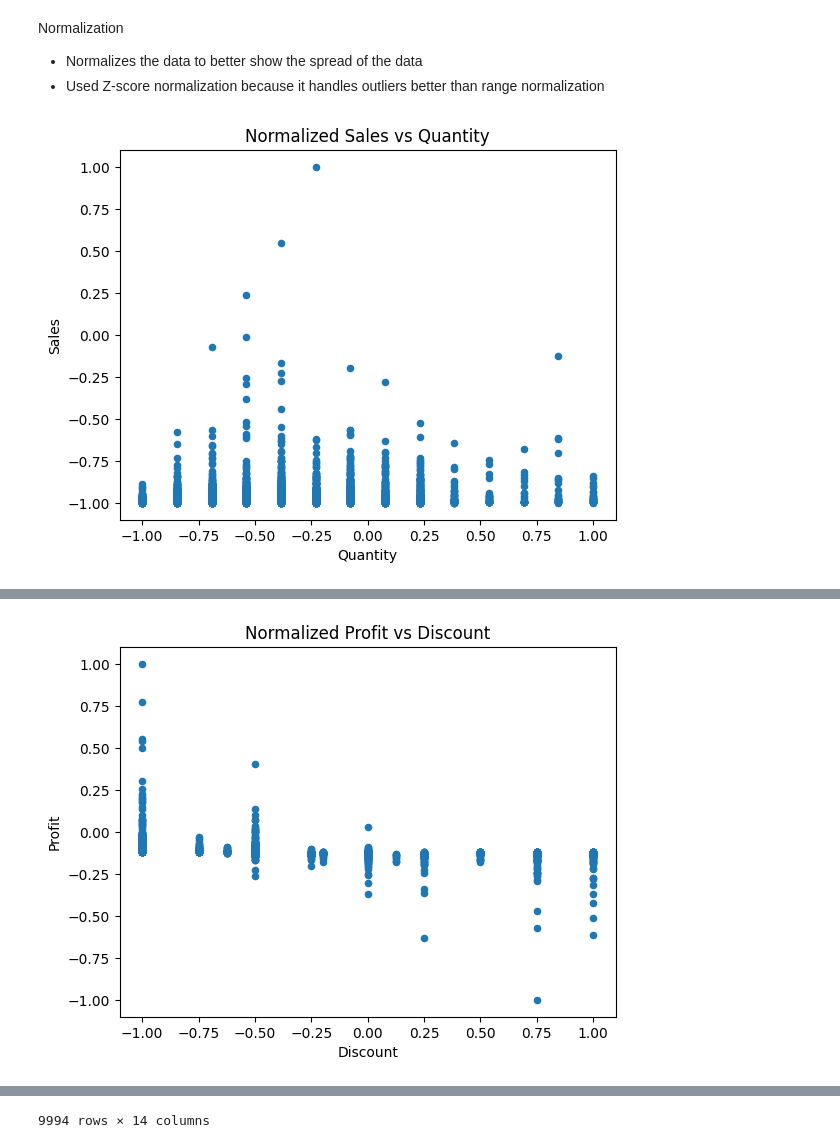
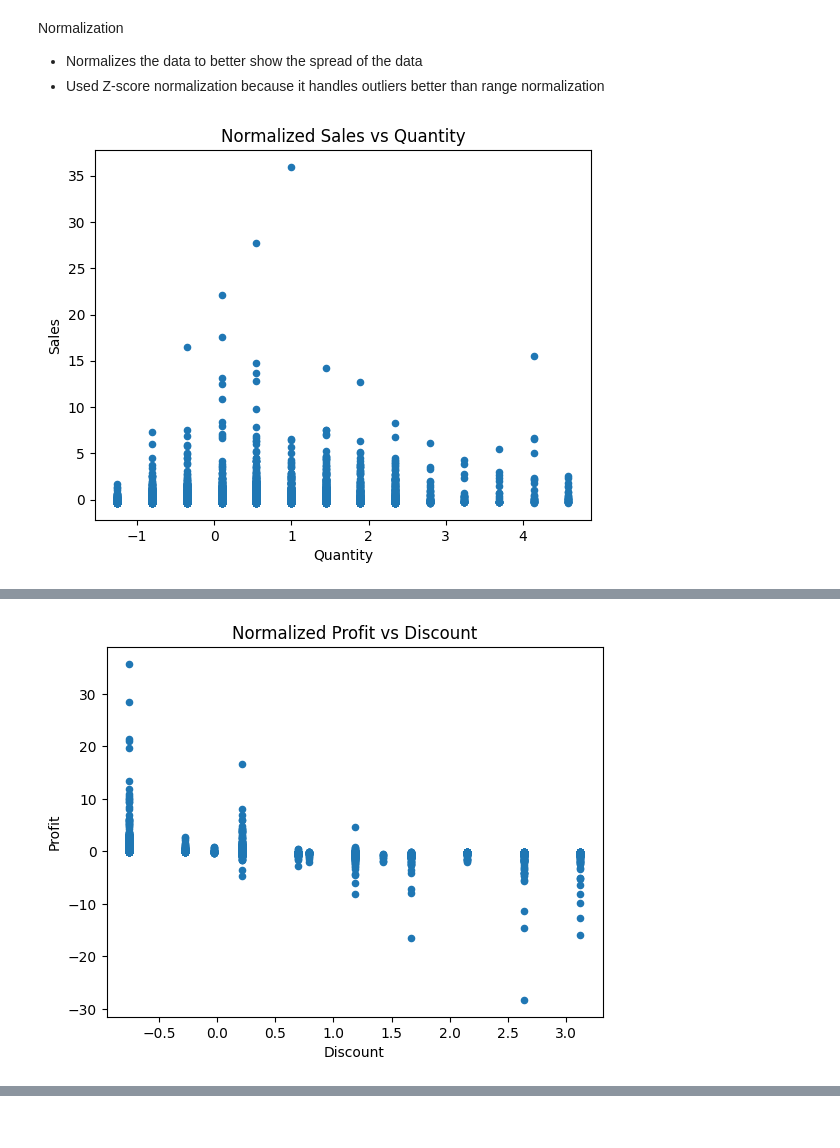
Before and after one commit to AmandeepSBassi/DataScienceProject, a Jupyter notebook: Project.Preprocessing.ipynb, the cells around one changed output, grey strips where cells are left out. Saved outputs shown, nothing was run; the diff lists cells and outputs as text; code cells hidden in the pictures.

```diff
--- a/Project.Preprocessing.ipynb
+++ b/Project.Preprocessing.ipynb
@@ -311,33 +381,32 @@ Normalization
 - Normalizes the data to better show the spread of the data
 - Used Z-score normalization because it handles outliers better than range normalization
 # %%
-#range Normalization
+#Z-score Normalization
 def normal(x):
-    min = x.min()
-    max = x.max()
-    x = x.map(lambda x : ((x-min)/(max-min))*(2)-1)
+    mean = x.mean()
+    std = x.std()
+    x = x.map(lambda x : (x-mean)/std)
     return x
 df['Quantity'] = normal(df['Quantity'])
 df['Sales'] = normal(df['Sales'])
 df['Discount'] = normal(df['Discount'])
 df['Profit'] = normal(df['Profit'])
-#displaying range normalized Continuous data.
+#displaying Z-score normalized Continuous data.
 #Sales vs Quantity
 SQ = df.plot.scatter(x='Quantity',y='Sales').set_title('Normalized Sales vs Quantity')
 plt.show()
 print("Correlation between sales and quantity: "+str(df['Quantity'].corr(df['Sales'])))
 #Profit vs Discount
 PD = df.plot.scatter(x='Discount',y='Profit').set_title('Normalized Profit vs Discount')
 plt.show()
 print("Correlation between profit and discount: "+str(df['Discount'].corr(df['Profit'])))
 #Profit vs Sales
 PS = df.plot.scatter(x='Sales',y='Profit').set_title('Normalized Profit vs Sales')
 plt.show()
 print("Correlation between profit and sales: "+str(df['Sales'].corr(df['Profit'])))
 #Sales vs Discount
 SD = df.plot.scatter(x='Discount',y='Sales').set_title('Normalized Sales vs Discount')
 plt.show()
 print("Correlation between sales and Discount: "+str(df['Discount'].corr(df['Sales'])))
-df
 # %% [output]
-[figure, old version]
+[figure, new version]
@@ -345 +414 @@ Correlation between sales and quantity: 0.2007947713738976
-[figure, old version]
+[figure, new version]
@@ -364 +419,0 @@ Correlation between sales and Discount: -0.02819012415753558
-9994 rows × 14 columns
```
Also changed, not shown: parts of 11 cells of this notebook.
